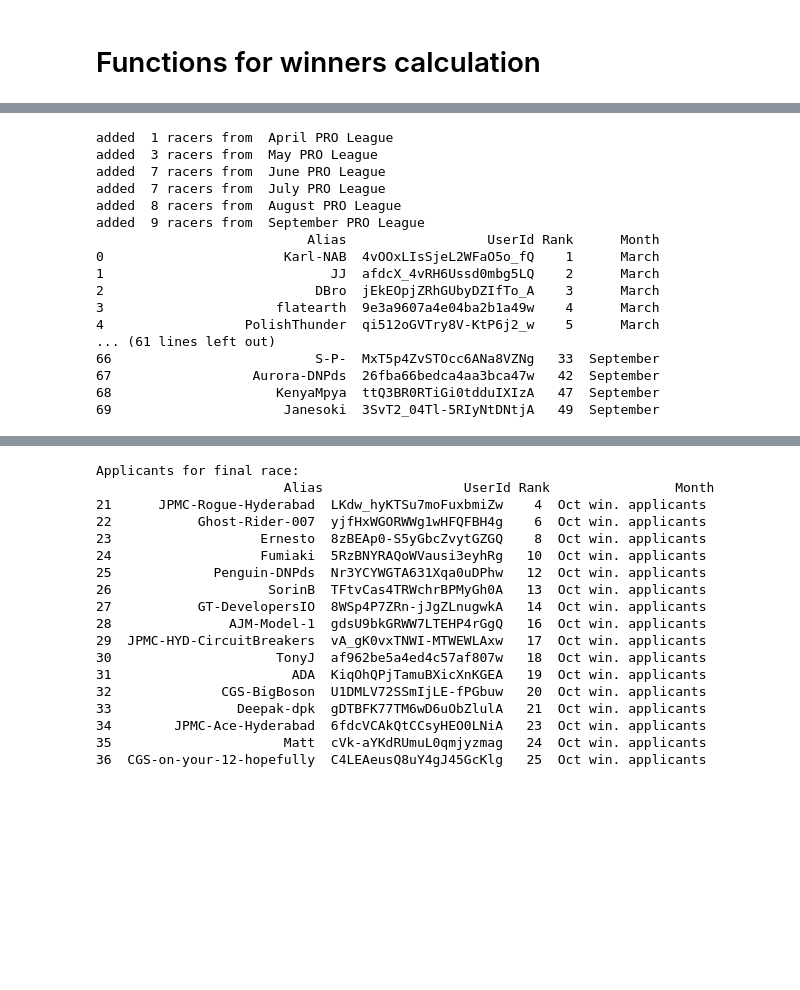
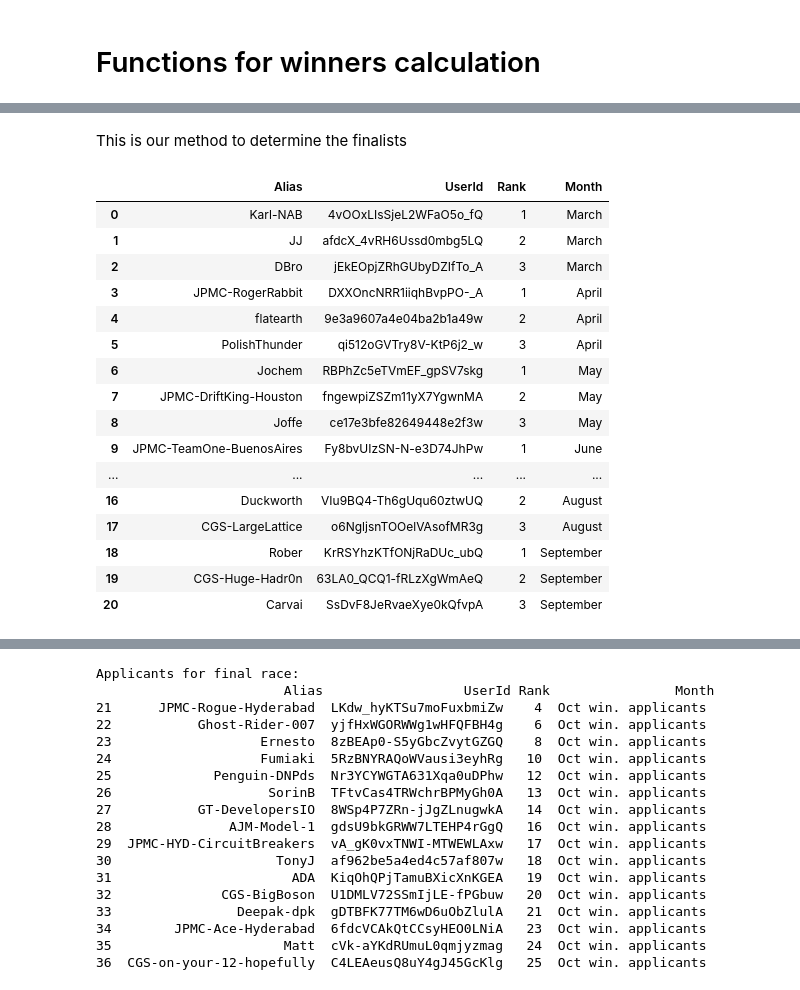
Before and after one commit to mokoron/EDA, a Jupyter notebook: Deepracer_league.ipynb, the cells around one changed output, grey strips where cells are left out. Cells and saved outputs as stored; diff of their text form; code cells hidden in the pictures; blank space fills up the shorter version.

```diff
--- a/Deepracer_league.ipynb
+++ b/Deepracer_league.ipynb
@@ -8,7 +12,7 @@ pd.set_option("display.max_rows", None, "display.max_columns", None)
 # %%
 # You need to manually add month_races which is colomn "Name" from https://github.com/aws-deepracer-community/deepracer-race-data/blob/main/raw_data/leaderboards/leaderboards.csv
 
-months_races = ['March Qualifier', 'April Qualifier', 'May Qualifier', 'June Qualifier', 'July Qualifier', 'August Qualifier', 'September Qualifier', '	October Qualifier']
+months_races = ['March Qualifier', 'April Qualifier', 'May Qualifier', 'June Qualifier', 'July Qualifier', 'August Qualifier', 'September Qualifier', 'October Qualifier']
 
 df_leaderboards = pd.read_csv('https://raw.githubusercontent.com/aws-deepracer-community/deepracer-race-data/main/raw_data/leaderboards/leaderboards.csv')
 race_type = ['HEAD_TO_HEAD_RACING', 'TIME_TRIAL', 'OBJECT_AVOIDANCE']
@@ -18,24 +22,22 @@ month_leaderboard_arn = df_leaderboards.loc[(df_leaderboards['Name'].isin(months
 month_final_arn = df_leaderboards.loc[(df_leaderboards['Name'].isin(months_races)) & (df_leaderboards['RaceType'] == "OBJECT_AVOIDANCE")]['Arn'].values
 
 # Next we need to get raw data for final races and month qualifier leader. We put dataframes to lists: one for month qualifier and second for winners
-
 path = "https://raw.githubusercontent.com/aws-deepracer-community/deepracer-race-data/main/raw_data/leaderboards/"
 suffix = "/FINAL.csv"
 
-
-list_car=[]
+list_end_of_month=[]
 for arn_leaderboard in month_leaderboard_arn:
   try:
-    list_car.append(pd.read_csv(path+month_leaderboard_arn[np.where(month_leaderboard_arn == arn_leaderboard)[0][0]].replace(":", "%3A")+suffix))
-  except (RuntimeError, TypeError, NameError, ValueError):
+    list_end_of_month.append(pd.read_csv(path+month_leaderboard_arn[np.where(month_leaderboard_arn == arn_leaderboard)[0][0]].replace(":", "%3A")+suffix))
+  except urllib.error.HTTPError as err:
     pass
 
 
-list_winners=[]
+list_finale=[]
 for arn_win in month_final_arn:
   try:
-    list_winners.append(pd.read_csv(path+month_final_arn[np.where(month_final_arn == arn_win)[0][0]].replace(":", "%3A")+suffix))
-  except (RuntimeError, TypeError, NameError, ValueError):
+    list_finale.append(pd.read_csv(path+month_final_arn[np.where(month_final_arn == arn_win)[0][0]].replace(":", "%3A")+suffix))
+  except urllib.error.HTTPError as err:
     pass
 # %% [markdown]
 # Old code wich require manual labor
@@ -70,23 +84,21 @@ list_winners = [df_march_win, df_apr_win, df_may_win, df_june_win, df_july_win,
 # %%
 Month = ['March', 'April', 'May', 'June', 'July', 'August', 'September', 'October']
 
-def car_winners_new():
+def car_winners():
   df_car_winners = pd.DataFrame(columns=['Alias', 'UserId', 'Rank', 'Month'])
-  for idx, list_file in enumerate(list_winners):
-    df_car_winners = df_car_winners.append(list_file[['Alias', 'UserId', 'Rank']]).drop_duplicates('UserId').reset_index(drop=True).iloc[:(idx+1)*10]
-
-    if len(df_car_winners.index) < (idx+1)*10:
-      print ("added ", (idx+1)*10-len(df_car_winners.index), "racers from ", Month[idx], "PRO League")
-      list_car_file = list_car[idx]
-      df_car_winners = df_car_winners.append(list_car_file[['Alias', 'UserId', 'Rank']]).drop_duplicates('UserId').reset_index(drop=True).iloc[:(idx+1)*10]
+  for idx, list_file in enumerate(list_end_of_month):
+    try:
+      df_car_winners = df_car_winners.append(list_finale[idx][['Alias', 'UserId', 'Rank']]).append(list_file[['Alias', 'UserId', 'Rank']]).drop_duplicates('UserId').reset_index(drop=True).iloc[:(idx+1)*10]
+    except (RuntimeError, TypeError, NameError, ValueError, IndexError):
+      df_car_winners = df_car_winners.append(list_end_of_month[idx][['Alias', 'UserId', 'Rank']]).append(list_file[['Alias', 'UserId', 'Rank']]).drop_duplicates('UserId').reset_index(drop=True).iloc[:(idx+1)*10]
     df_car_winners['Month']= df_car_winners['Month'].fillna(Month[idx])
   return df_car_winners
 
-def winner():
+def championship_racers():
   df_winners = pd.DataFrame(columns=['Alias', 'UserId', 'Rank', 'Month'])
 
-  for idx, list_file in enumerate(list_winners):
-    df_winners = df_winners.append(list_file[['Alias', 'UserId', 'Rank']]).drop_duplicates('UserId').reset_index(drop=True).iloc[:(idx+1)*3]
+  for idx, finale in enumerate(list_finale):
+    df_winners = df_winners.append(finale[['Alias', 'UserId', 'Rank']].iloc[:3]).reset_index(drop=True)
     df_winners['Month']= df_winners['Month'].fillna(Month[idx])
   return df_winners
 
@@ -101,23 +113,25 @@ def car_applicants():
   car_pretendents = current_car_winners.append(df_oct[['Alias', 'UserId', 'Rank']]).drop_duplicates('UserId').reset_index(drop=True).iloc[70:80]
   car_pretendents['Month']= car_pretendents['Month'].fillna("Oct car applicants")
   return car_pretendents
-# %%
-print (car_winners_new())
-# %% [output]
-added  1 racers from  April PRO League
-added  3 racers from  May PRO League
-added  7 racers from  June PRO League
-added  7 racers from  July PRO League
-added  8 racers from  August PRO League
-added  9 racers from  September PRO League
-                           Alias                  UserId Rank      Month
-0                       Karl-NAB  4vOOxLIsSjeL2WFaO5o_fQ    1      March
-1                             JJ  afdcX_4vRH6Ussd0mbg5LQ    2      March
-2                           DBro  jEkEOpjZRhGUbyDZIfTo_A    3      March
-3                      flatearth  9e3a9607a4e04ba2b1a49w    4      March
-4                  PolishThunder  qi512oGVTry8V-KtP6j2_w    5      March
-... (61 lines left out)
-66                          S-P-  MxT5p4ZvSTOcc6ANa8VZNg   33  September
-67                  Aurora-DNPds  26fba66bedca4aa3bca47w   42  September
-68                     KenyaMpya  ttQ3BR0RTiGi0tdduIXIzA   47  September
-69                      Janesoki  3SvT2_04Tl-5RIyNtDNtjA   49  September
+# %% [markdown]
+This is our method to determine the finalists
+# %%
+championship_racers()
+# %% [output]
+|  | Alias | UserId | Rank | Month |
+| 0 | Karl-NAB | 4vOOxLIsSjeL2WFaO5o_fQ | 1 | March |
+| 1 | JJ | afdcX_4vRH6Ussd0mbg5LQ | 2 | March |
+| 2 | DBro | jEkEOpjZRhGUbyDZIfTo_A | 3 | March |
+| 3 | JPMC-RogerRabbit | DXXOncNRR1iiqhBvpPO-_A | 1 | April |
+| 4 | flatearth | 9e3a9607a4e04ba2b1a49w | 2 | April |
+| 5 | PolishThunder | qi512oGVTry8V-KtP6j2_w | 3 | April |
+| 6 | Jochem | RBPhZc5eTVmEF_gpSV7skg | 1 | May |
+| 7 | JPMC-DriftKing-Houston | fngewpiZSZm11yX7YgwnMA | 2 | May |
+| 8 | Joffe | ce17e3bfe82649448e2f3w | 3 | May |
+| 9 | JPMC-TeamOne-BuenosAires | Fy8bvUIzSN-N-e3D74JhPw | 1 | June |
+| ... | ... | ... | ... | ... |
+| 16 | Duckworth | VIu9BQ4-Th6gUqu60ztwUQ | 2 | August |
+| 17 | CGS-LargeLattice | o6NgljsnTOOelVAsofMR3g | 3 | August |
+| 18 | Rober | KrRSYhzKTfONjRaDUc_ubQ | 1 | September |
+| 19 | CGS-Huge-Hadr0n | 63LA0_QCQ1-fRLzXgWmAeQ | 2 | September |
+| 20 | Carvai | SsDvF8JeRvaeXye0kQfvpA | 3 | September |
```
Also changed, not shown: parts of 8 cells of this notebook.
